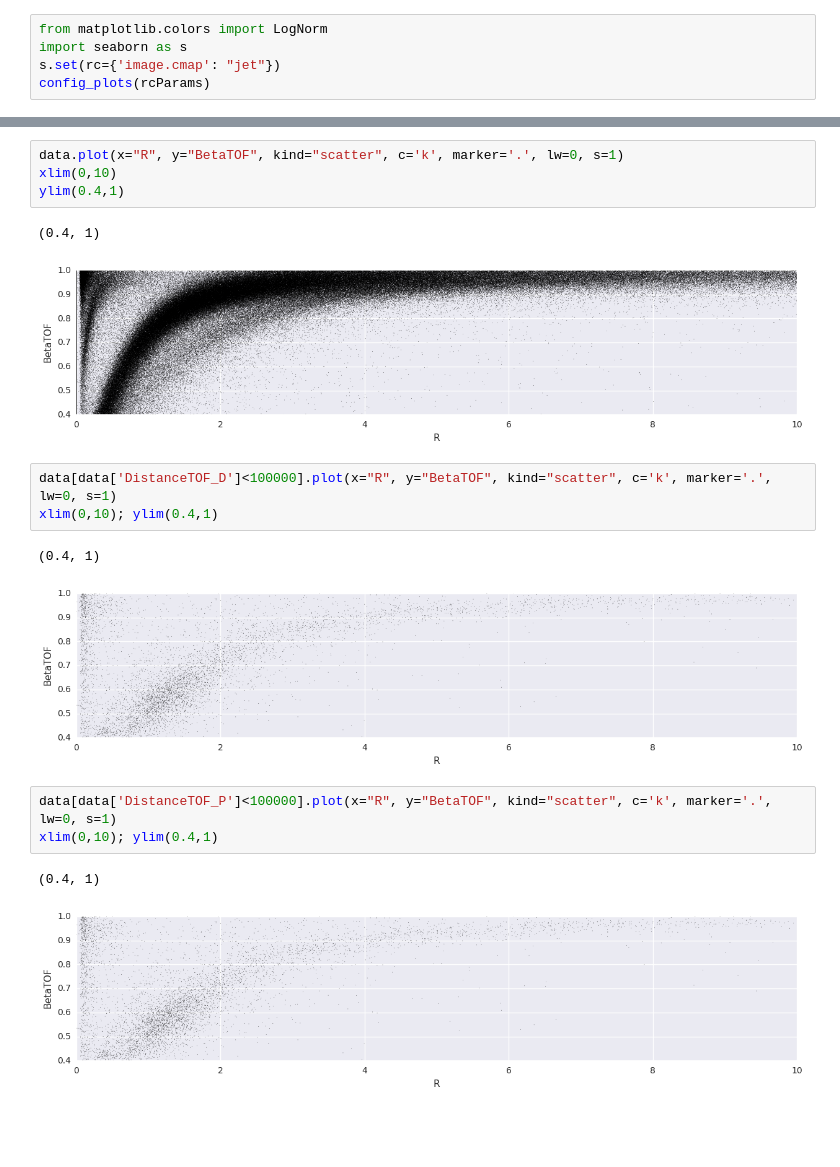
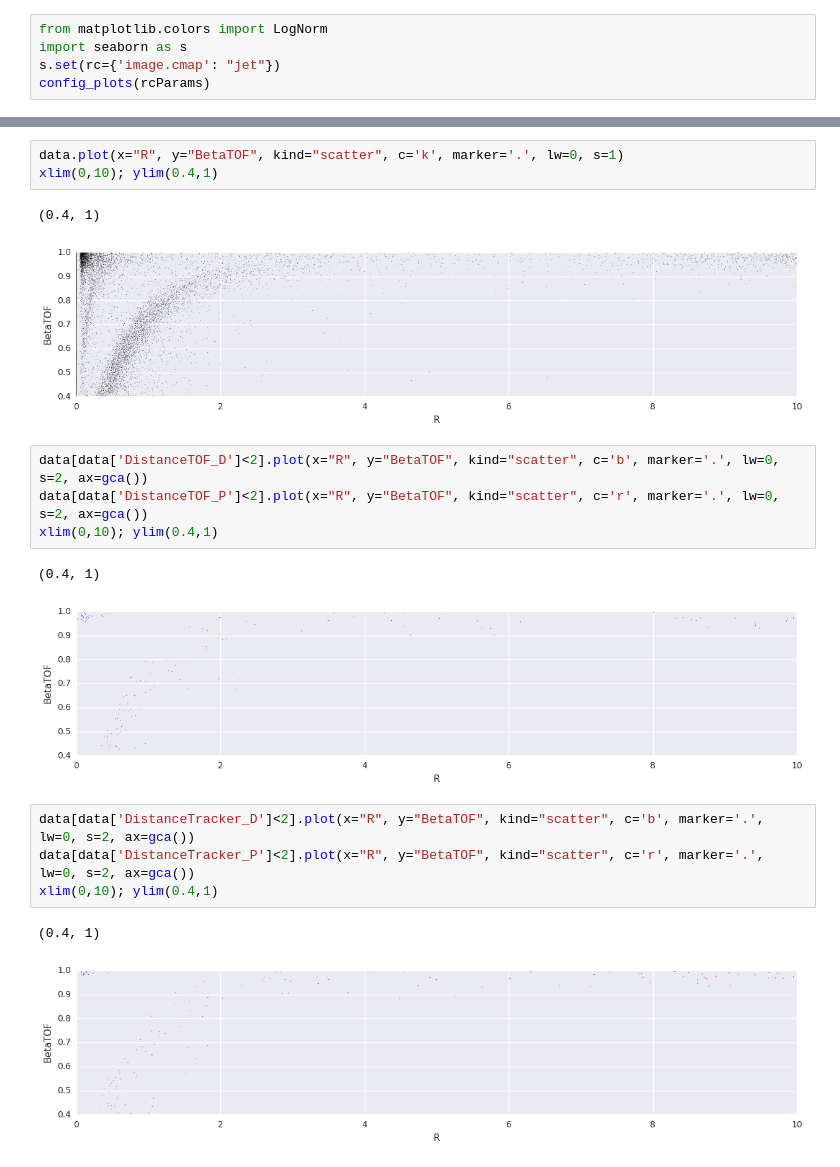
Before and after one commit to KKostya/AMSDeutons, a Jupyter notebook: Notebooks/3DVariables/Distances.ipynb, the cells around one changed output, grey strips where cells are left out. Drawn from its saved outputs; the diff is of its cells as text; blank space fills up the shorter version.

```diff
--- a/Notebooks/3DVariables/Distances.ipynb
+++ b/Notebooks/3DVariables/Distances.ipynb
@@ -34,19 +43,20 @@ data['DistanceTracker_D'][data['DistanceTracker_D']<100000].hist(bins=np.linspac
 # %%
 data.plot(x="R", y="BetaTOF", kind="scatter", c='k', marker='.', lw=0, s=1)
-xlim(0,10)
-ylim(0.4,1)
+xlim(0,10); ylim(0.4,1)
 # %% [output]
 (0.4, 1)
-[figure, old version]
+[figure, new version]
 # %%
-data[data['DistanceTOF_D']<100000].plot(x="R", y="BetaTOF", kind="scatter", c='k', marker='.', lw=0, s=1)
+data[data['DistanceTOF_D']<2].plot(x="R", y="BetaTOF", kind="scatter", c='b', marker='.', lw=0, s=2, ax=gca())
+data[data['DistanceTOF_P']<2].plot(x="R", y="BetaTOF", kind="scatter", c='r', marker='.', lw=0, s=2, ax=gca())
 xlim(0,10); ylim(0.4,1)
 # %% [output]
 (0.4, 1)
-[figure, old version]
+[figure, new version]
 # %%
-data[data['DistanceTOF_P']<100000].plot(x="R", y="BetaTOF", kind="scatter", c='k', marker='.', lw=0, s=1)
+data[data['DistanceTracker_D']<2].plot(x="R", y="BetaTOF", kind="scatter", c='b', marker='.', lw=0, s=2, ax=gca())
+data[data['DistanceTracker_P']<2].plot(x="R", y="BetaTOF", kind="scatter", c='r', marker='.', lw=0, s=2, ax=gca())
 xlim(0,10); ylim(0.4,1)
 # %% [output]
 (0.4, 1)
-[figure, old version]
+[figure, new version]
```
Also changed, not shown: parts of 16 cells of this notebook.
